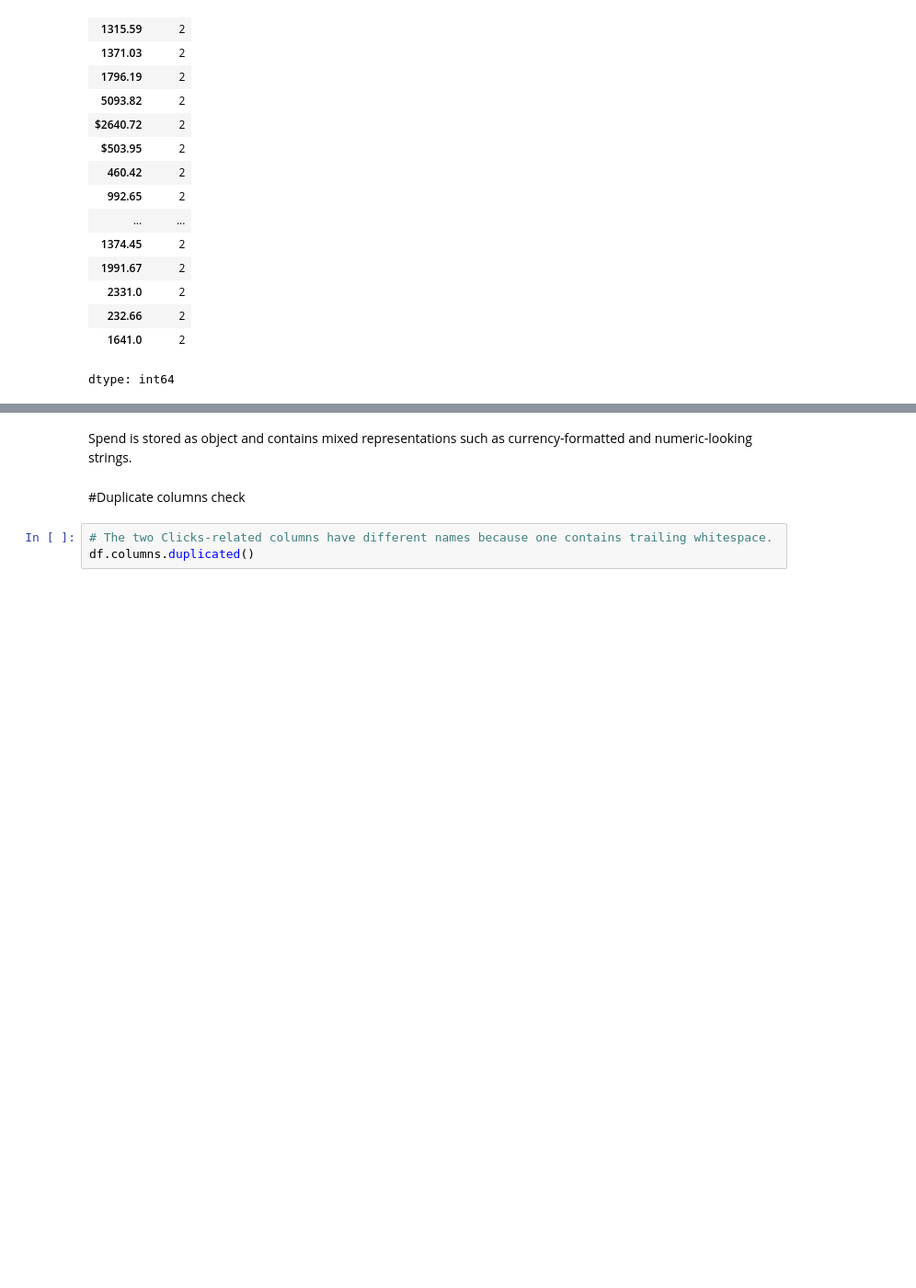
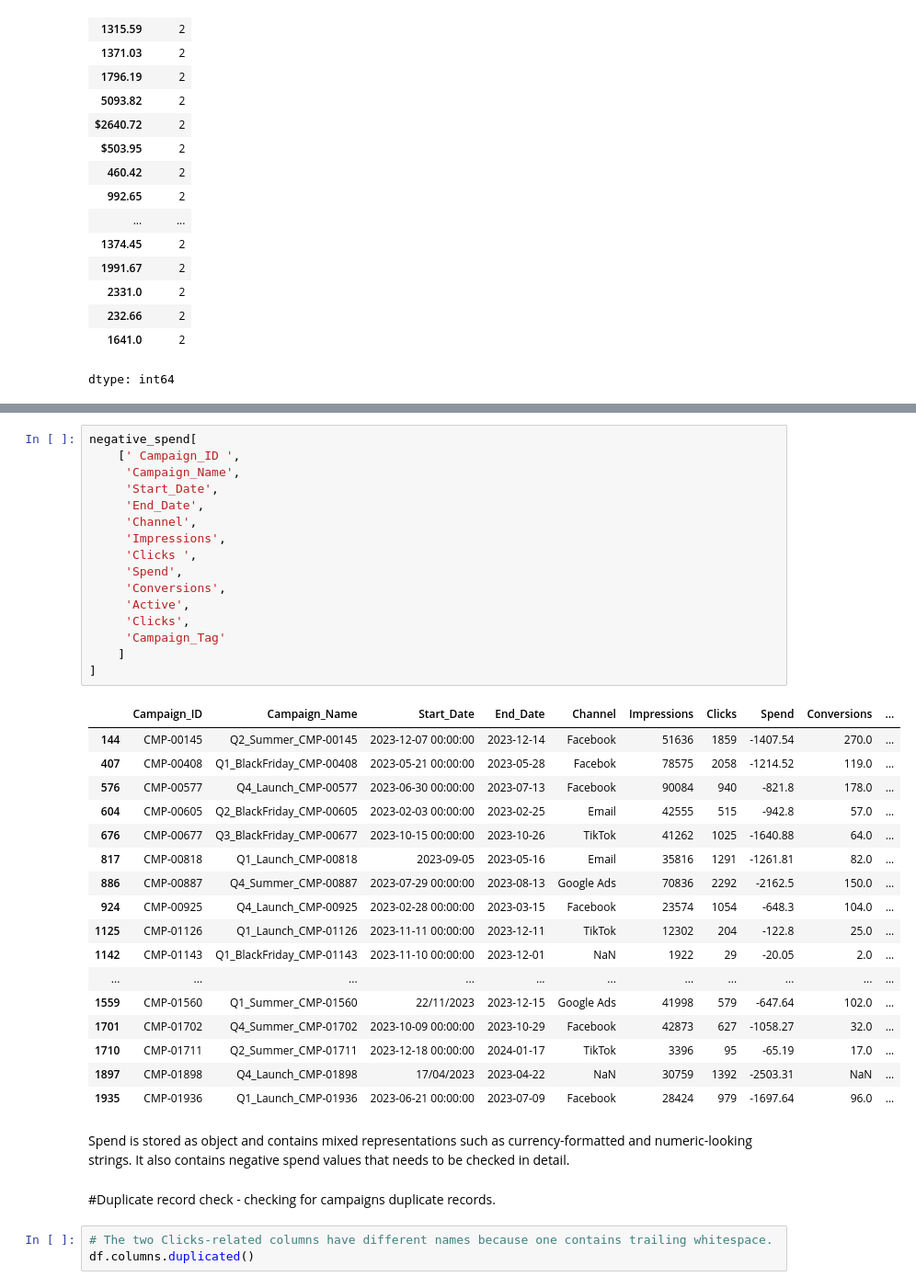
Before and after one commit to Nikita-Ravindra-Albela/Marketing_Campaign_Performance_Analysis, a Jupyter notebook: Python/Marketing_Analytics_Profiling.ipynb, the cells around one changed output, grey strips where cells are left out. Shown at 92% size. Saved outputs shown, nothing was run; the diff lists cells and outputs as text; blank space fills up the shorter version.

```diff
--- a/Python/data_profiling.ipynb
+++ b/Python/Marketing_Analytics_Profiling.ipynb
@@ -251,7 +336,41 @@ dtype: int64
+# %%
+negative_spend[
+    [' Campaign_ID ',
+     'Campaign_Name',
+     'Start_Date',
+     'End_Date',
+     'Channel',
+     'Impressions',
+     'Clicks ',
+     'Spend',
+     'Conversions',
+     'Active',
+     'Clicks',
+     'Campaign_Tag'
+    ]
+]
+# %% [output]
+|  | Campaign_ID | Campaign_Name | Start_Date | End_Date | Channel | Impressions | Clicks | Spend | Conversions | ... |
+| 144 | CMP-00145 | Q2_Summer_CMP-00145 | 2023-12-07 00:00:00 | 2023-12-14 | Facebook | 51636 | 1859 | -1407.54 | 270.0 | ... |
+| 407 | CMP-00408 | Q1_BlackFriday_CMP-00408 | 2023-05-21 00:00:00 | 2023-05-28 | Facebok | 78575 | 2058 | -1214.52 | 119.0 | ... |
+| 576 | CMP-00577 | Q4_Launch_CMP-00577 | 2023-06-30 00:00:00 | 2023-07-13 | Facebook | 90084 | 940 | -821.8 | 178.0 | ... |
+| 604 | CMP-00605 | Q2_BlackFriday_CMP-00605 | 2023-02-03 00:00:00 | 2023-02-25 | Email | 42555 | 515 | -942.8 | 57.0 | ... |
+| 676 | CMP-00677 | Q3_BlackFriday_CMP-00677 | 2023-10-15 00:00:00 | 2023-10-26 | TikTok | 41262 | 1025 | -1640.88 | 64.0 | ... |
+| 817 | CMP-00818 | Q1_Launch_CMP-00818 | 2023-09-05 | 2023-05-16 | Email | 35816 | 1291 | -1261.81 | 82.0 | ... |
+| 886 | CMP-00887 | Q4_Summer_CMP-00887 | 2023-07-29 00:00:00 | 2023-08-13 | Google Ads | 70836 | 2292 | -2162.5 | 150.0 | ... |
+| 924 | CMP-00925 | Q4_Launch_CMP-00925 | 2023-02-28 00:00:00 | 2023-03-15 | Facebook | 23574 | 1054 | -648.3 | 104.0 | ... |
+| 1125 | CMP-01126 | Q1_Launch_CMP-01126 | 2023-11-11 00:00:00 | 2023-12-11 | TikTok | 12302 | 204 | -122.8 | 25.0 | ... |
+| 1142 | CMP-01143 | Q1_BlackFriday_CMP-01143 | 2023-11-10 00:00:00 | 2023-12-01 | NaN | 1922 | 29 | -20.05 | 2.0 | ... |
+| ... | ... | ... | ... | ... | ... | ... | ... | ... | ... | ... |
+| 1559 | CMP-01560 | Q1_Summer_CMP-01560 | 22/11/2023 | 2023-12-15 | Google Ads | 41998 | 579 | -647.64 | 102.0 | ... |
+| 1701 | CMP-01702 | Q4_Summer_CMP-01702 | 2023-10-09 00:00:00 | 2023-10-29 | Facebook | 42873 | 627 | -1058.27 | 32.0 | ... |
+| 1710 | CMP-01711 | Q2_Summer_CMP-01711 | 2023-12-18 00:00:00 | 2024-01-17 | TikTok | 3396 | 95 | -65.19 | 17.0 | ... |
+| 1897 | CMP-01898 | Q4_Launch_CMP-01898 | 17/04/2023 | 2023-04-22 | NaN | 30759 | 1392 | -2503.31 | NaN | ... |
+| 1935 | CMP-01936 | Q1_Launch_CMP-01936 | 2023-06-21 00:00:00 | 2023-07-09 | Facebook | 28424 | 979 | -1697.64 | 96.0 | ... |
 # %% [markdown]
-Spend is stored as object and contains mixed representations such as currency-formatted and numeric-looking strings.
+Spend is stored as object and contains mixed representations such as currency-formatted and numeric-looking strings. It also contains negative spend values that needs to be checked in detail.
 # %% [markdown]
-#Duplicate columns check
+#Duplicate record check - checking for campaigns duplicate records.
 # %%
 # The two Clicks-related columns have different names because one contains trailing whitespace.
 df.columns.duplicated()
```
Also changed, not shown: parts of 47 cells of this notebook.
